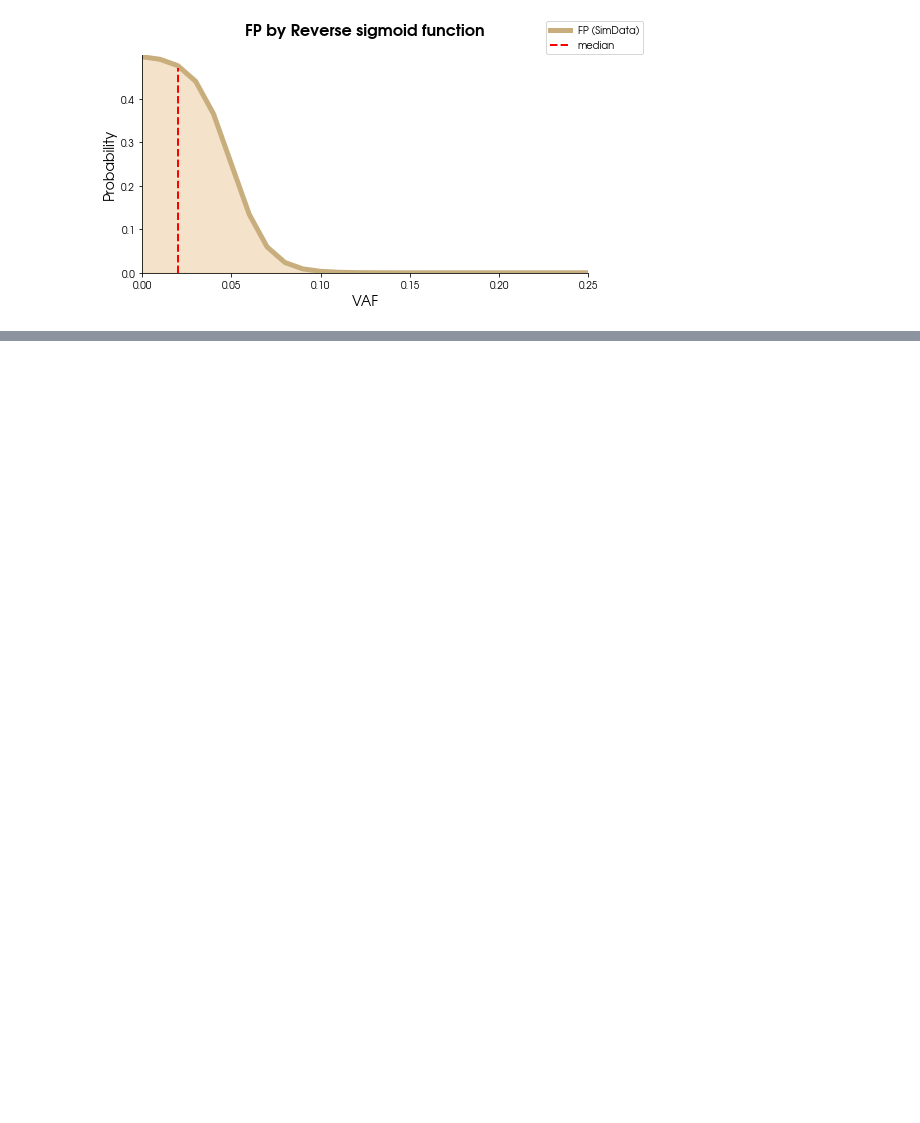
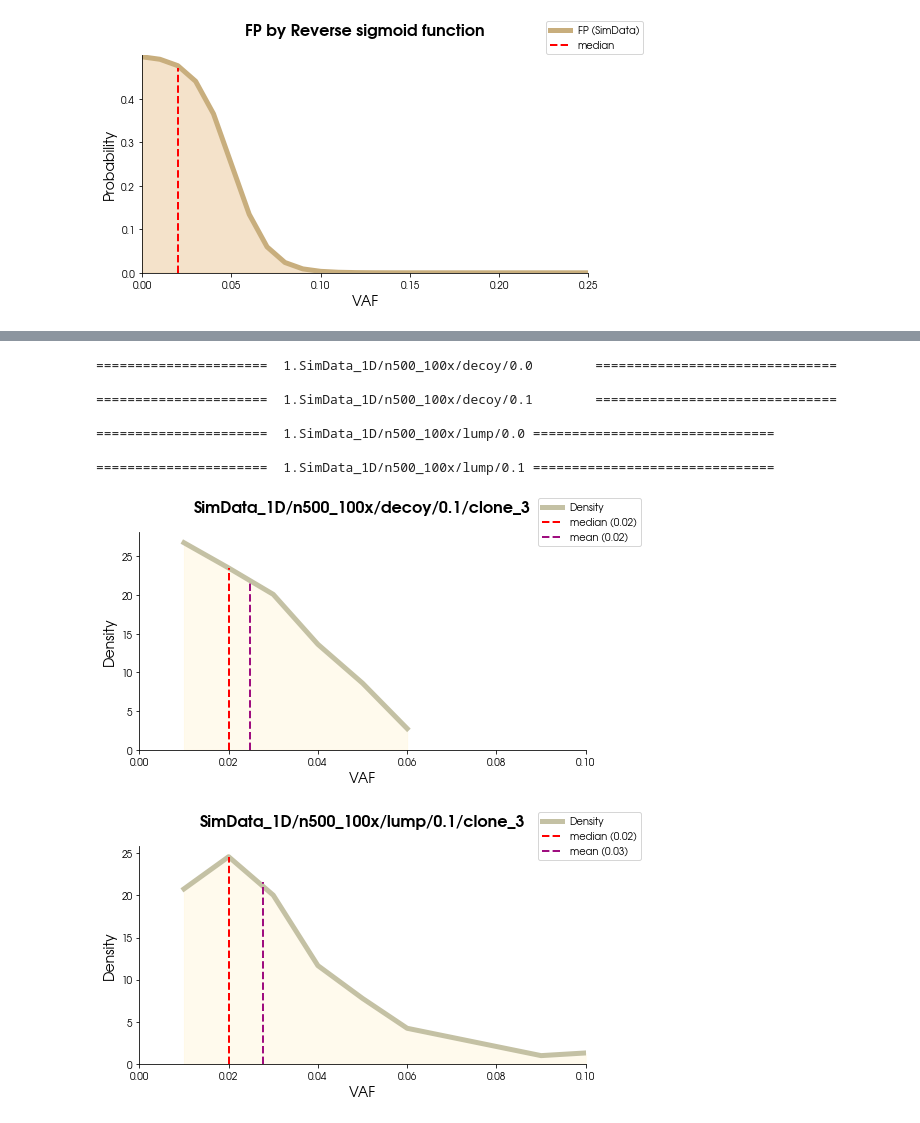
Before and after one commit to goldpm1/cle, a Jupyter notebook: 1.SimData_FPdistribution.ipynb, the cells around one changed output, grey strips where cells are left out. Drawn from its saved outputs; the diff is of its cells as text; code cells hidden in the pictures; blank space fills up the shorter version.

```diff
--- a/1.SimData_FPdistribution.ipynb
+++ b/1.SimData_FPdistribution.ipynb
@@ -63,0 +39,80 @@ RuntimeError: In FT2Font: Can not load face (unknown file format; error code 0x2
+# %%
+def draw_fp_densitogram (x, TITLE):
+    import numpy as np
+    from scipy.stats import gaussian_kde
+    import matplotlib
+    matplotlib.rcParams["font.family"] = "URW Gothic"
+    import matplotlib.pyplot as plt
+
+    if len (x) != 0:           # FP = 0 이고 비어있으면 아예 densitogram 안됨
+        x = sorted ( np.array (x) )
+        kde_function = gaussian_kde( x )
+        y = kde_function (x)
+
+
+        fig, ax = plt.subplots (figsize = (8, 4))
+        #ax.set_yticks ( np.arange (0, np.max(y), 0.1))
+
+        ax.set_title ( TITLE, fontsize = 16, fontweight='bold', color='black', pad=20)
+
+        ax.plot (x, y, label = "Density", linewidth = 5, color = '#C4C1A4')
+        ax.fill_between(x, y, color='#FFF6DC', alpha=0.5)
+        ax.axvline(x = np.median (x),  ymin = 0, ymax = kde_function ( np.median(x) ) [0] / plt.ylim()[1] , label = "median ({})".format ( round ( np.median(x), 2) ), linestyle='--', linewidth=2, color = 'red' )
+        ax.axvline(x = np.mean (x),  ymin = 0, ymax = kde_function ( np.mean(x) ) [0] / plt.ylim()[1]  , label = "mean ({})".format (round (np.mean (x), 2) ), linestyle='--', linewidth=2, color = '#9F0D7F' )
+
+        # 축 설정
+        ax.set_xlabel("VAF", fontdict = {"fontsize" : 14})
+        ax.set_ylabel("Density", fontdict = {"fontsize" : 14})
+        ax.axis ( [0, 0.1, 0, np.max (y) * 1.05] )
+
+        # Spine 설정
+        fig.gca().spines['top'].set_visible(False)
+        fig.gca().spines['right'].set_visible(False)
+        fig.legend()
+
+
+
+
+if __name__ == "__main__":
+    import os
+    import pandas as pd
+
+    kwargs = {}
+
+    NUM_BLOCK_LIST = [1]             # 1, 2, 3
+    NUM_MUTATION_LIST = [500]    # 500, 100
+    DEPTH_MEAN_LIST = [100]       # 100, 30
+    FP_RATIO_LIST = [0.0, 0.1 ]        # 0.0, 0.1
+    SIMDATA_LIST = [ "decoy", "lump"] # "decoy", "lump"
+    NUM_CLONE_LIST = [3 ]      # 2, 3, 4, 5, 6, 7
+    BENCHMARK_LIST = [0, 1]; kwargs["BENCHMARK_START"] = BENCHMARK_LIST[0];  kwargs["BENCHMARK_END"] = BENCHMARK_LIST[1]
+
+    x_total = []
+    for NUM_BLOCK in NUM_BLOCK_LIST:
+        for NUM_MUTATION in NUM_MUTATION_LIST:
+            for DEPTH_MEAN in DEPTH_MEAN_LIST:
+                for SIMDATA in SIMDATA_LIST:
+                    for FP_RATIO in FP_RATIO_LIST:
+                        print("\n======================\t1.SimData_{}D/n{}_{}x/{}/{}\t===============================".format( NUM_BLOCK ,NUM_MUTATION, DEPTH_MEAN, SIMDATA, FP_RATIO ))
+                        for NUM_CLONE in NUM_CLONE_LIST:
+                            x_regional = []
+                            for ii in range(kwargs["BENCHMARK_START"],  kwargs["BENCHMARK_END"] + 1):
+                                kwargs["NPVAF_DIR"] = "/data/project/Alzheimer/CLEMENT/02.npvaf/1.SimData/SimData_" + str(NUM_BLOCK) + "D/n" + str(NUM_MUTATION) + "_" + str(DEPTH_MEAN)  + "x/" + str(SIMDATA) + "/" + str(FP_RATIO) + "/clone_" + str(NUM_CLONE) + "/" +  str(ii) + "/npvaf.txt"
+                                npvaf = pd.read_csv (kwargs["NPVAF_DIR"], sep = "\t",  index_col = 0  )
+                                npvaf = npvaf [ npvaf["membership_answer"] == "FP"]
+                                for i in range (NUM_BLOCK):
+                                    x_regional = x_regional +  list ( npvaf.iloc[:, i] )
+                                    x_total = x_total +  list ( npvaf.iloc[:, i] )
+                            draw_fp_densitogram (x_regional, TITLE = "SimData_" + str(NUM_BLOCK) + "D/n" + str(NUM_MUTATION) + "_" + str(DEPTH_MEAN)  + "x/" + str(SIMDATA) + "/" + str(FP_RATIO) + "/clone_" + str(NUM_CLONE) )
+
+    draw_fp_densitogram (x_total, TITLE = "SimData_total" )
+# %% [output]
+======================  1.SimData_1D/n500_100x/decoy/0.0        ===============================
+
+======================  1.SimData_1D/n500_100x/decoy/0.1        ===============================
+
+======================  1.SimData_1D/n500_100x/lump/0.0 ===============================
+
+======================  1.SimData_1D/n500_100x/lump/0.1 ===============================
+[figure, added]
+[figure, added]
```
Also changed, not shown: parts of 4 cells of this notebook, 1 other file.
